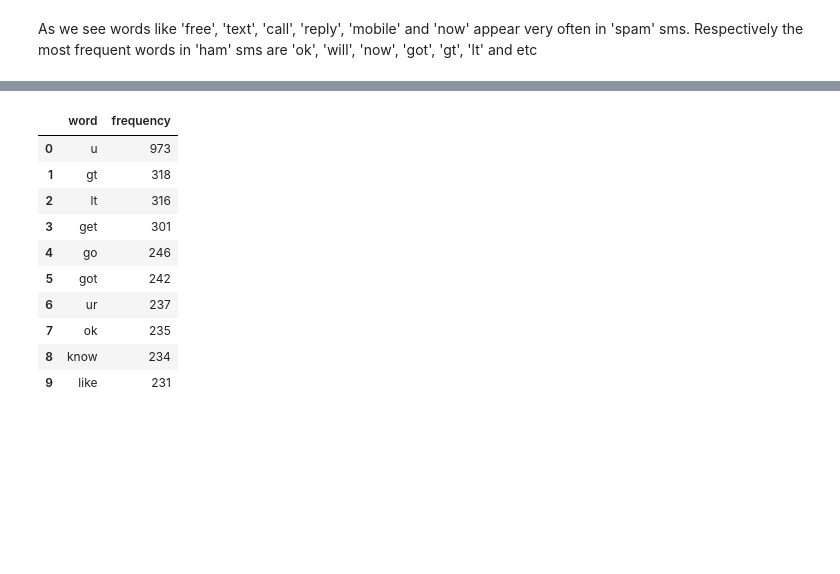
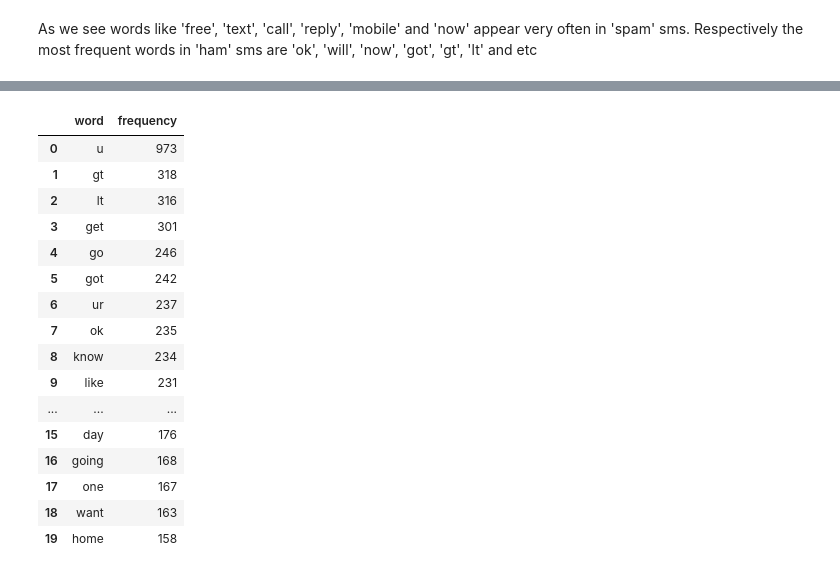
Before and after one commit to PanPapag/SMS-Spam-Detection-System, a Jupyter notebook: sms_spam_detection.ipynb, the cells around one changed output, grey strips where cells are left out. Drawn from its saved outputs; the diff is of its cells as text; code cells hidden in the pictures; blank space fills up the shorter version.

```diff
--- a/sms_spam_detection.ipynb
+++ b/sms_spam_detection.ipynb
@@ -211,18 +222,24 @@ df_most_occur_spam_words
 # %%
-# Ten most frequent ham words
+# 20 most frequent ham words
 Counter = collections.Counter(ham_words)
-most_occur_ham_words = Counter.most_common(10)
+most_occur_ham_words = Counter.most_common(20)
 df_most_occur_ham_words = pd.DataFrame(most_occur_ham_words, columns=['word','frequency'])
 df_most_occur_ham_words
 # %% [output]
 |  | word | frequency |
 | 0 | u | 973 |
 | 1 | gt | 318 |
 | 2 | lt | 316 |
 | 3 | get | 301 |
 | 4 | go | 246 |
 | 5 | got | 242 |
 | 6 | ur | 237 |
 | 7 | ok | 235 |
 | 8 | know | 234 |
 | 9 | like | 231 |
+| ... | ... | ... |
+| 15 | day | 176 |
+| 16 | going | 168 |
+| 17 | one | 167 |
+| 18 | want | 163 |
+| 19 | home | 158 |
```
Also changed, not shown: parts of 10 cells of this notebook.
